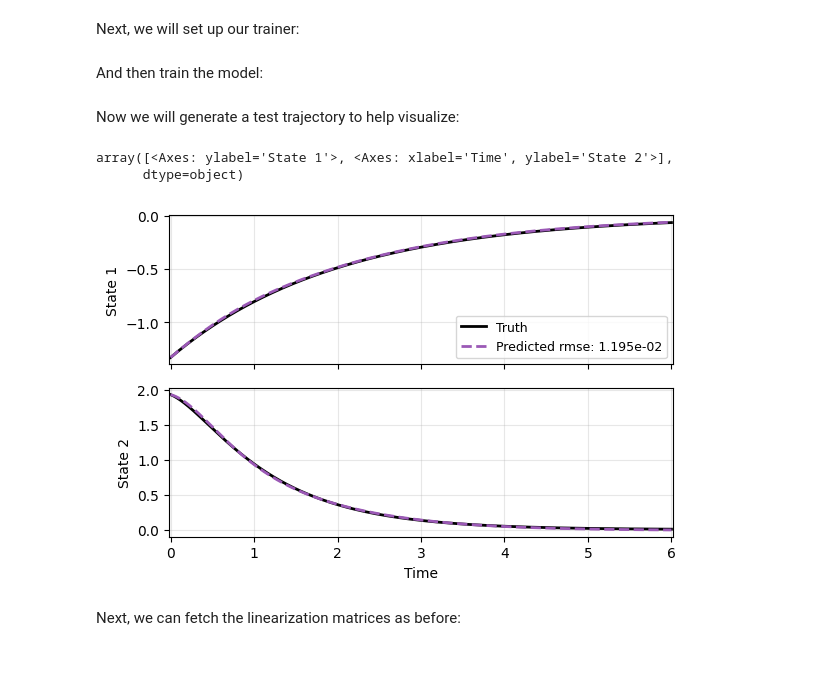
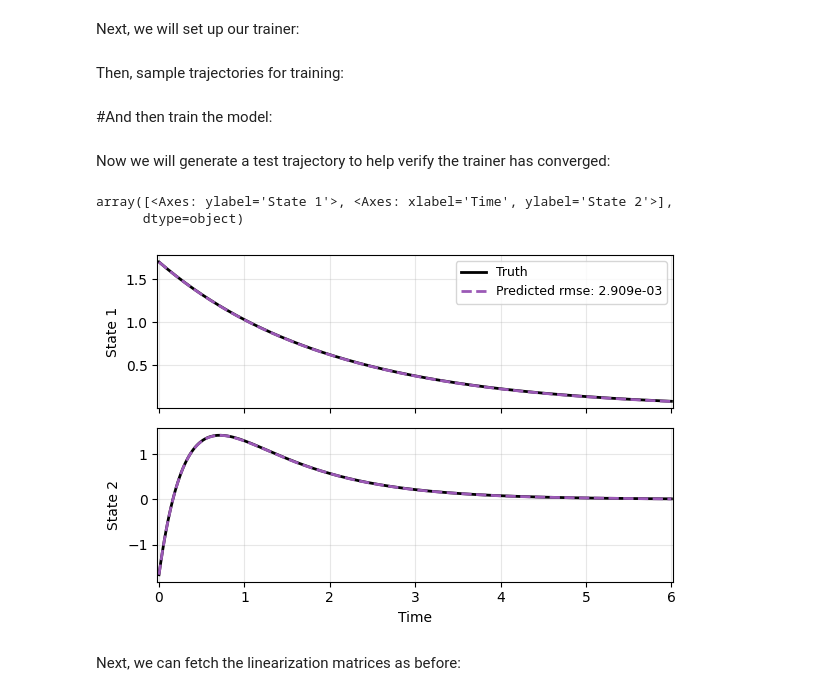
Before and after one commit to p-smith22/dymad-dev, a Jupyter notebook: examples/controllability/part_2.ipynb, the cells around one changed output. Saved outputs shown, nothing was run; the diff lists cells and outputs as text; code cells hidden in the pictures; blank space fills up the shorter version.

```diff
--- a/examples/controllability/part_2.ipynb
+++ b/examples/controllability/part_2.ipynb
@@ -81,0 +78,2 @@ config_path = 'kp_model.yaml'
+# %% [markdown]
+Then, sample trajectories for training:
@@ -82,3 +84,3 @@ config_path = 'kp_model.yaml'
 # %% [markdown]
-And then train the model:
+#And then train the model:
 # %%
@@ -90,30 +89,25 @@ And then train the model:
 # %% [markdown]
-Now we will generate a test trajectory to help visualize:
+Now we will generate a test trajectory to help verify the trainer has converged:
 # %%
 # Sample a trajectory:
 sampler = TrajectorySampler(f, config='kp_data.yaml')
 ts, xs, ys = sampler.sample(t_grid, batch=1)
 x_data = xs[0]
 t_data = ts[0]
 
-# Predict using the trained model:
-res = [x_data]
-opt = {"model": mdl_kb, "training": trn_nd1}
-opt["model"]["name"] = f"kp_dt"
-model, prd_func = load_model(DKBF, f'kp_dt.pt')
+# The variation
+model, prd_func = load_model(KBF, f'kp_cat.pt')
 with torch.no_grad():
-    pred = prd_func(x_data, t_data)
-res.append(pred)
+    pred_cat = prd_func(x_data, t_data)
+res = [x_data, pred_cat]
 
 # Plot comparison:
 labels = ['Truth', 'Predicted']
-plot_trajectory(
-    np.array(res), t_data, "KP",
-    labels=labels, ifclose=False)
+plot_trajectory(np.array(res), t_data, "KP", labels=labels, ifclose=False)
 # %% [output]
 array([<Axes: ylabel='State 1'>, <Axes: xlabel='Time', ylabel='State 2'>],
       dtype=object)
-[figure, old version]
+[figure, new version]
 # %% [markdown]
 Next, we can fetch the linearization matrices as before:
 # %%
```
Also changed, not shown: parts of 19 cells of this notebook, 5 other files.
